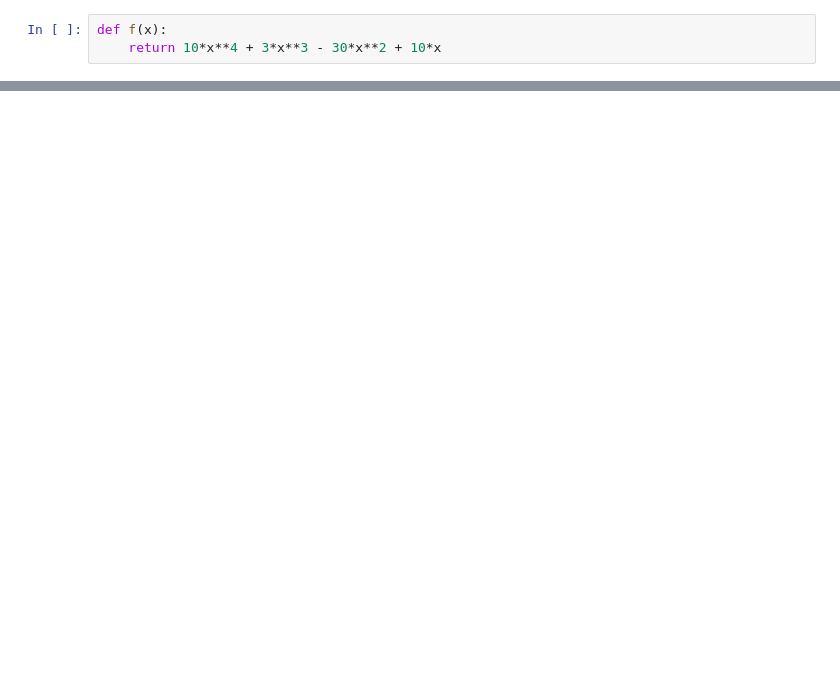
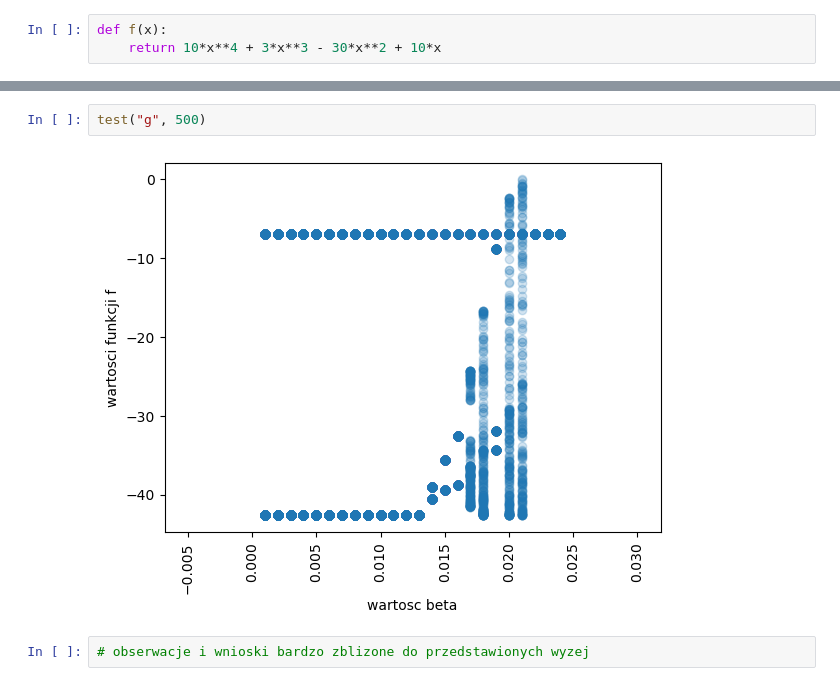
Before and after one commit to kkulak1/f-min-value, a Jupyter notebook: cwiczenie_1.ipynb, the cells around one changed output, grey strips where cells are left out. Drawn from its saved outputs; the diff is of its cells as text; blank space fills up the shorter version.

```diff
--- a/cwiczenie_1.ipynb
+++ b/cwiczenie_1.ipynb
@@ -198,0 +231,6 @@ ValueError: x and y must be the same size
+# %%
+test("g", 500)
+# %% [output]
+[figure, added]
+# %%
+# obserwacje i wnioski bardzo zblizone do przedstawionych wyzej
```
Also changed, not shown: parts of 21 cells of this notebook.
